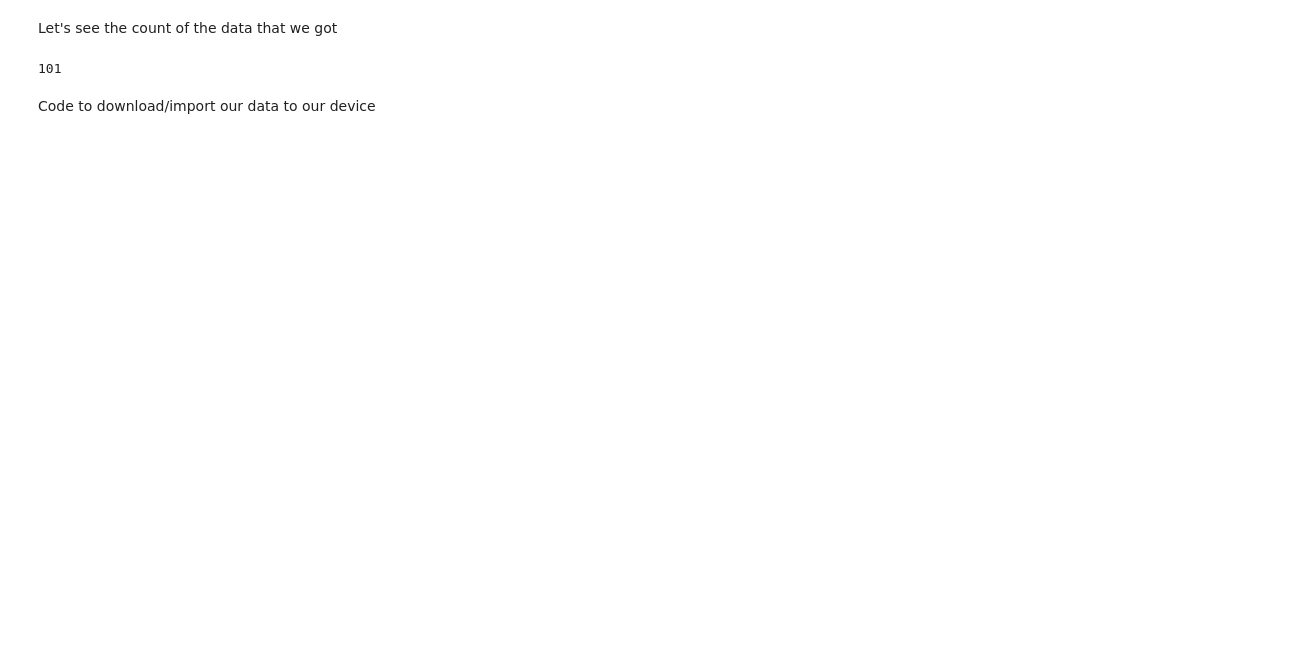
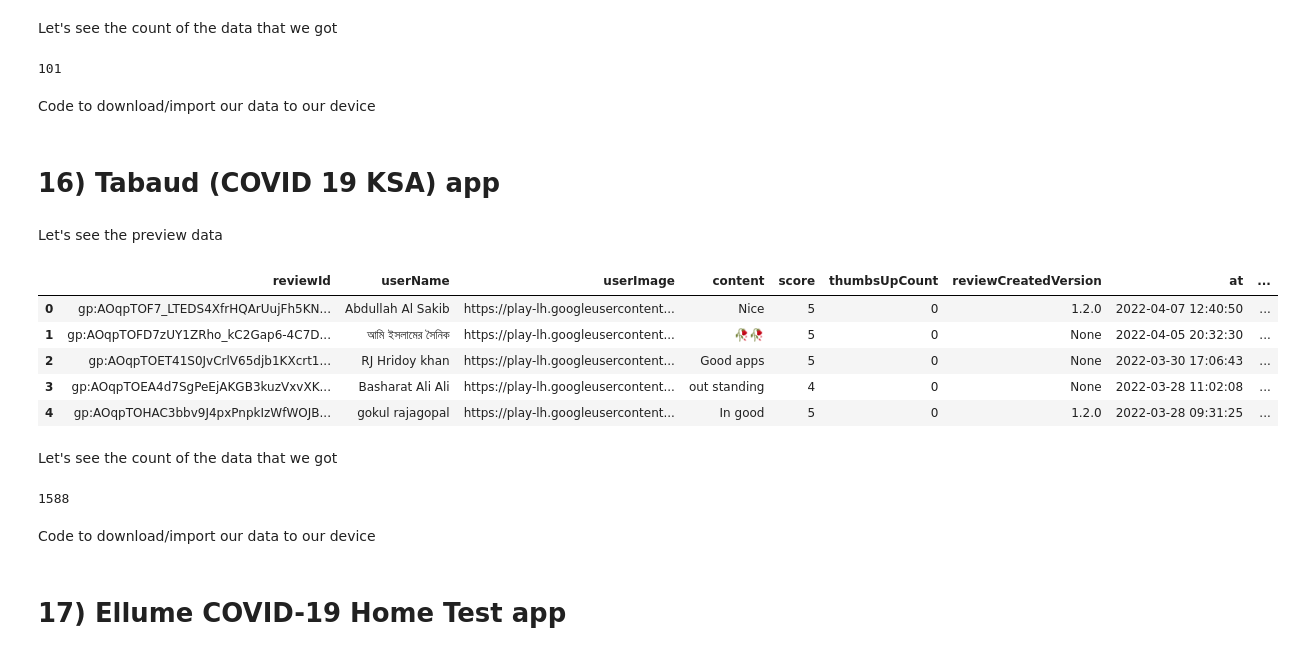
Before and after one commit to anilpankaj/COVID_APPs_REVIEW, a Jupyter notebook: Covid_Review.ipynb, the cells around one changed output. Saved outputs shown, nothing was run; the diff lists cells and outputs as text; code cells hidden in the pictures; blank space fills up the shorter version.

```diff
--- a/Covid_Review.ipynb
+++ b/Covid_Review.ipynb
@@ -525,3 +525,34 @@ len(data_scraped15.index)
 Code to download/import our data to our device
 # %%
 data_scraped15.to_csv("Suc_Khoe_Viet_Nam.csv", index = False) #it's save the file as x csv.
+# %% [markdown]
+# 16) Tabaud (COVID 19 KSA) app
+# %%
+result16 = reviews_all(
+    'sa.gov.nic.tabaud',
+    sleep_milliseconds=0,  # by defaults it's take 0
+    lang='en', # by defaluts it's take 'en'
+    country='us', # by defaluts it's take 'us'
+    sort = Sort.NEWEST, # by defaults to Sort.MOST_RELEVANT, you can usee Sort.Newest to get newst reviews first
+)
+# %% [markdown]
+Let's see the preview data
+# %%
+data_scraped16 = pd.DataFrame(np.array(result16),columns=['review'])
+data_scraped16 = data_scraped16.join(pd.DataFrame(data_scraped16.pop('review').tolist()))
+data_scraped16.head()
+# %% [output]
+|  | reviewId | userName | userImage | content | score | thumbsUpCount | reviewCreatedVersion | at | ... |
+| 0 | gp:AOqpTOF7_LTEDS4XfrHQArUujFh5KN... | Abdullah Al Sakib | https://play-lh.googleusercontent... | Nice | 5 | 0 | 1.2.0 | 2022-04-07 12:40:50 | ... |
+| 1 | gp:AOqpTOFD7zUY1ZRho_kC2Gap6-4C7D... | আমি ইসলামের সৈনিক | https://play-lh.googleusercontent... | 🥀🥀 | 5 | 0 | None | 2022-04-05 20:32:30 | ... |
+| 2 | gp:AOqpTOET41S0JvCrlV65djb1KXcrt1... | RJ Hridoy khan | https://play-lh.googleusercontent... | Good apps | 5 | 0 | None | 2022-03-30 17:06:43 | ... |
+| 3 | gp:AOqpTOEA4d7SgPeEjAKGB3kuzVxvXK... | Basharat Ali Ali | https://play-lh.googleusercontent... | out standing | 4 | 0 | None | 2022-03-28 11:02:08 | ... |
+| 4 | gp:AOqpTOHAC3bbv9J4pxPnpkIzWfWOJB... | gokul rajagopal | https://play-lh.googleusercontent... | In good | 5 | 0 | 1.2.0 | 2022-03-28 09:31:25 | ... |
+# %% [markdown]
+Let's see the count of the data that we got
+# %%
+len(data_scraped16.index)
+# %% [output]
+1588
+# %% [markdown]
+Code to download/import our data to our device
@@ -527,0 +561,2 @@ data_scraped15.to_csv("Suc_Khoe_Viet_Nam.csv", index = False) #it's save the fil
+# %% [markdown]
+# 17) Ellume COVID-19 Home Test app
```
Also changed, not shown: parts of 32 cells of this notebook.
